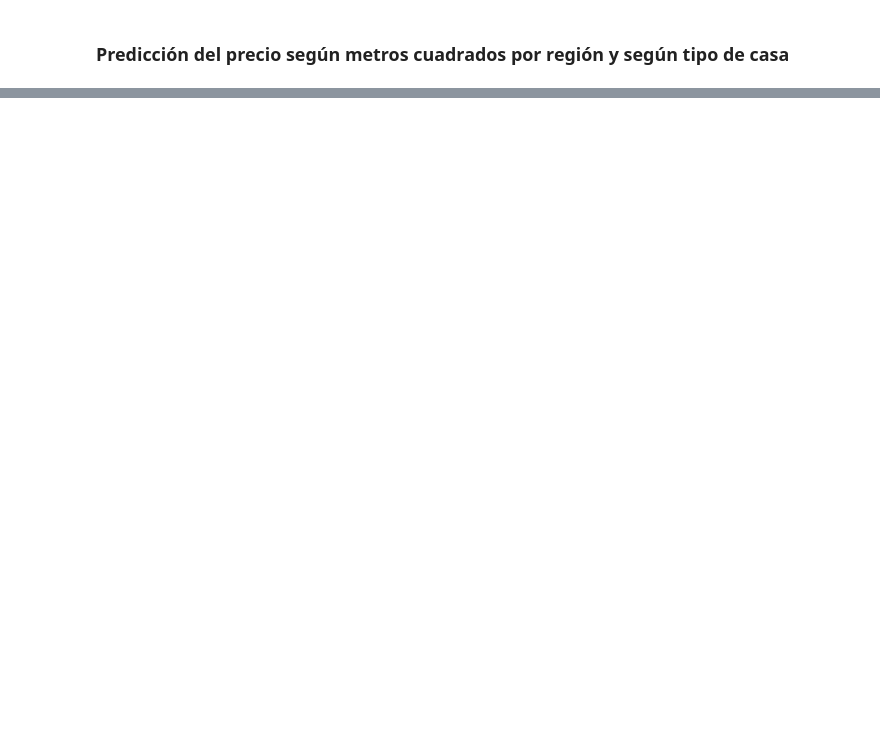
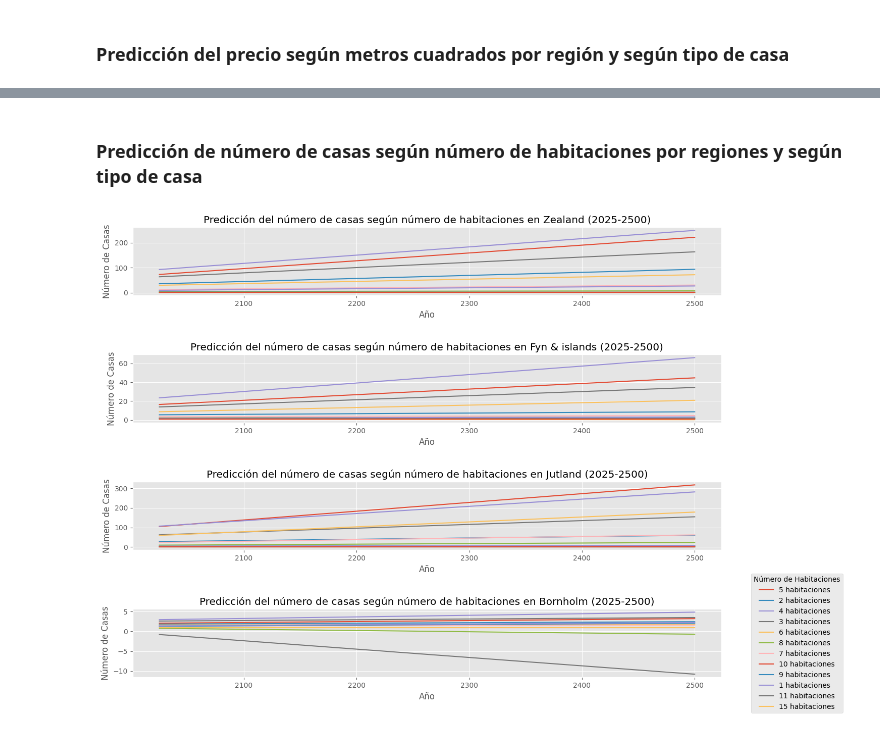
Before and after one commit to davidcabrero/ML_MercadoInmobiliario, a Jupyter notebook: EDAyPredicciones.ipynb, the cells around one changed output, grey strips where cells are left out. Cells and saved outputs as stored; diff of their text form; code cells hidden in the pictures; blank space fills up the shorter version.

```diff
--- a/EDAyPredicciones.ipynb
+++ b/EDAyPredicciones.ipynb
@@ -399,0 +400,48 @@ plt.show()
+# %% [markdown]
+### Predicción de número de casas según número de habitaciones por regiones y según tipo de casa
+# %%
+# Contar el número de casas para cada combinación de región y número de habitaciones
+df_counts = df_houses.groupby(['year_build', 'region', 'no_rooms']).size().reset_index(name='num_houses')
+
+# Crear un modelo de regresión lineal para cada combinación de región y número de habitaciones
+regiones = df_houses['region'].unique()
+num_habitaciones = df_houses['no_rooms'].unique()
+predicciones = {}
+
+for region in regiones:
+    predicciones[region] = {}
+    for num_hab in num_habitaciones:
+        region_hab_data = df_counts[(df_counts['region'] == region) & (df_counts['no_rooms'] == num_hab)]
+        if not region_hab_data.empty:
+            X = region_hab_data[['year_build']]
+            y = region_hab_data['num_houses']
+
+            model = LinearRegression()
+            model.fit(X, y)
+
+            # Predecir el número de casas de 2025 a 2500
+            future_years = pd.DataFrame(np.arange(2025, 2501), columns=['year_build'])
+            future_houses = model.predict(future_years)
+
+            predicciones[region][num_hab] = (future_years['year_build'].values, future_houses)
+
+# Graficar las predicciones
+plt.figure(figsize=(15, 10))
+
+for i, region in enumerate(regiones):
+    plt.subplot(len(regiones), 1, i + 1)
+    for num_hab in num_habitaciones:
+        if num_hab in predicciones[region]:
+            years, houses = predicciones[region][num_hab]
+            plt.plot(years, houses, label=f'{num_hab} habitaciones')
+    plt.title(f'Predicción del número de casas según número de habitaciones en {region} (2025-2500)')
+    plt.xlabel('Año')
+    plt.ylabel('Número de Casas')
+
+# Ajustar la leyenda para que esté en una sola columna
+plt.legend(title='Número de Habitaciones', bbox_to_anchor=(1.05, 0.5), loc='center left', borderaxespad=0., ncol=1)
+
+plt.tight_layout()
+plt.show()
+# %% [output]
+[figure, added]
```
Also changed, not shown: parts of 6 cells of this notebook.
